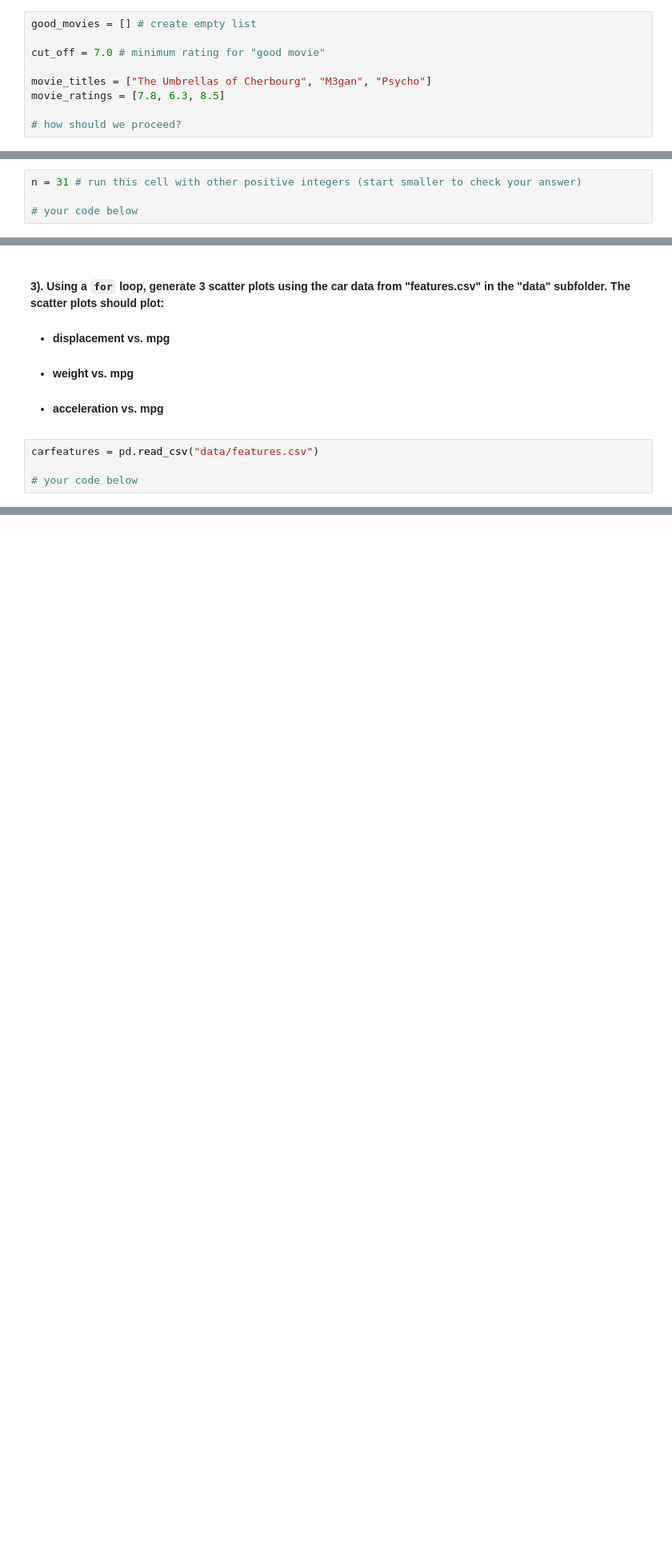
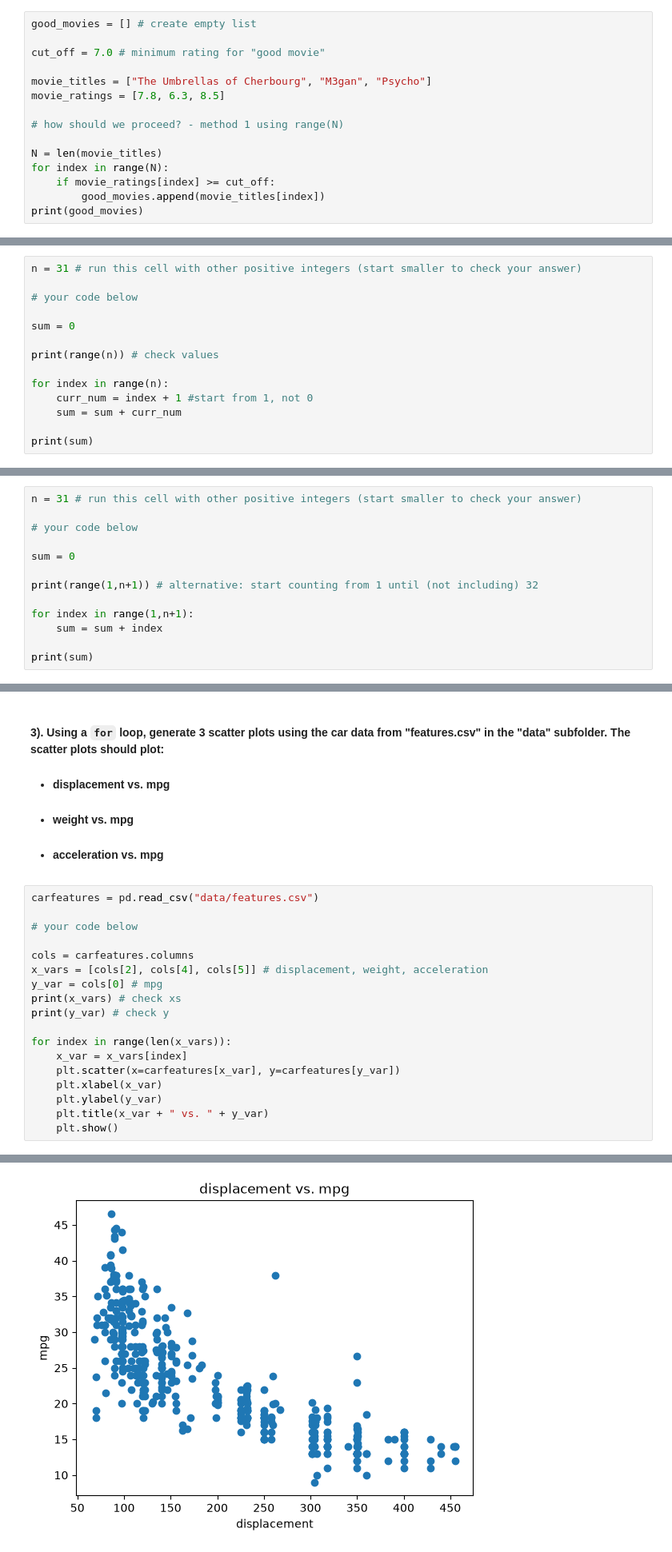
Before and after one commit to maria-shestakov/datasci151fall2026, a Jupyter notebook: lecture_06_for_loops/MyCopy - Lecture06.ipynb, the cells around one changed output, grey strips where cells are left out. Shown at 80% size. Drawn from its saved outputs; the diff is of its cells as text; blank space fills up the shorter version.

```diff
--- a/lecture_06_for_loops/MyCopy - Lecture06.ipynb
+++ b/lecture_06_for_loops/MyCopy - Lecture06.ipynb
@@ -406,4 +414,10 @@ cut_off = 7.0 # minimum rating for "good movie"
 movie_titles = ["The Umbrellas of Cherbourg", "M3gan", "Psycho"]
 movie_ratings = [7.8, 6.3, 8.5]
 
-# how should we proceed?
+# how should we proceed? - method 1 using range(N)
+
+N = len(movie_titles)
+for index in range(N):
+    if movie_ratings[index] >= cut_off:
+        good_movies.append(movie_titles[index])
+print(good_movies)
@@ -535,3 +779,13 @@ $$ S_n = 1 + 2 + 3 + \cdots + n$$
 n = 31 # run this cell with other positive integers (start smaller to check your answer)
 
 # your code below
+
+sum = 0
+
+print(range(n)) # check values
+
+for index in range(n):
+    curr_num = index + 1 #start from 1, not 0
+    sum = sum + curr_num
+
+print(sum)
@@ -537,0 +795,13 @@ n = 31 # run this cell with other positive integers (start smaller to check your
+# %%
+n = 31 # run this cell with other positive integers (start smaller to check your answer)
+
+# your code below
+
+sum = 0
+
+print(range(1,n+1)) # alternative: start counting from 1 until (not including) 32
+
+for index in range(1,n+1):
+    sum = sum + index
+
+print(sum)
@@ -545,3 +818,18 @@ n = 31 # run this cell with other positive integers (start smaller to check your
 carfeatures = pd.read_csv("data/features.csv")
 
 # your code below
+
+cols = carfeatures.columns
+x_vars = [cols[2], cols[4], cols[5]] # displacement, weight, acceleration
+y_var = cols[0] # mpg
+print(x_vars) # check xs
+print(y_var) # check y
+
+for index in range(len(x_vars)):
+    x_var = x_vars[index]
+    plt.scatter(x=carfeatures[x_var], y=carfeatures[y_var])
+    plt.xlabel(x_var)
+    plt.ylabel(y_var)
+    plt.title(x_var + " vs. " + y_var)
+    plt.show()
+# %% [output]
@@ -547,0 +838 @@ carfeatures = pd.read_csv("data/features.csv")
+[figure, added]
```
Also changed, not shown: parts of 20 cells of this notebook.
